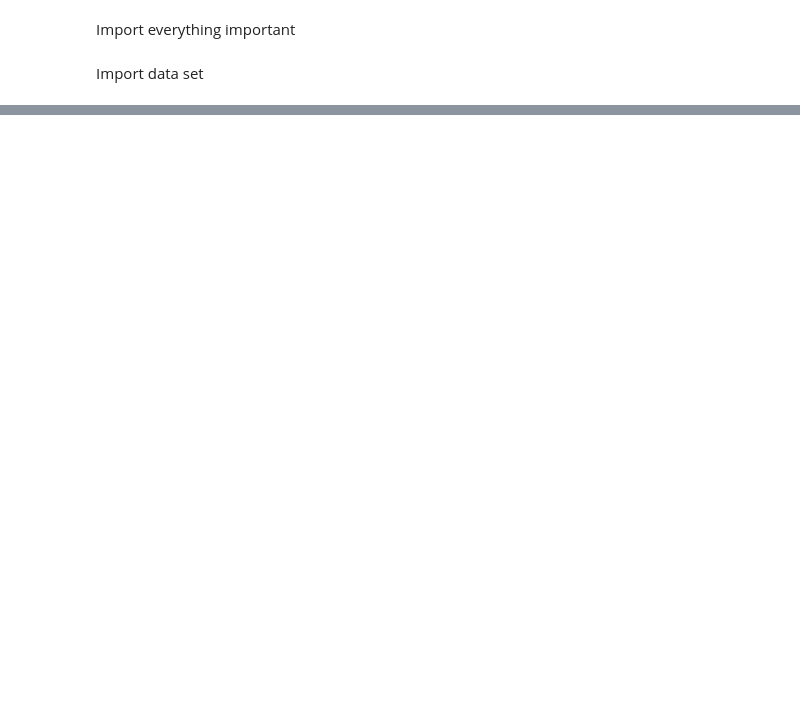
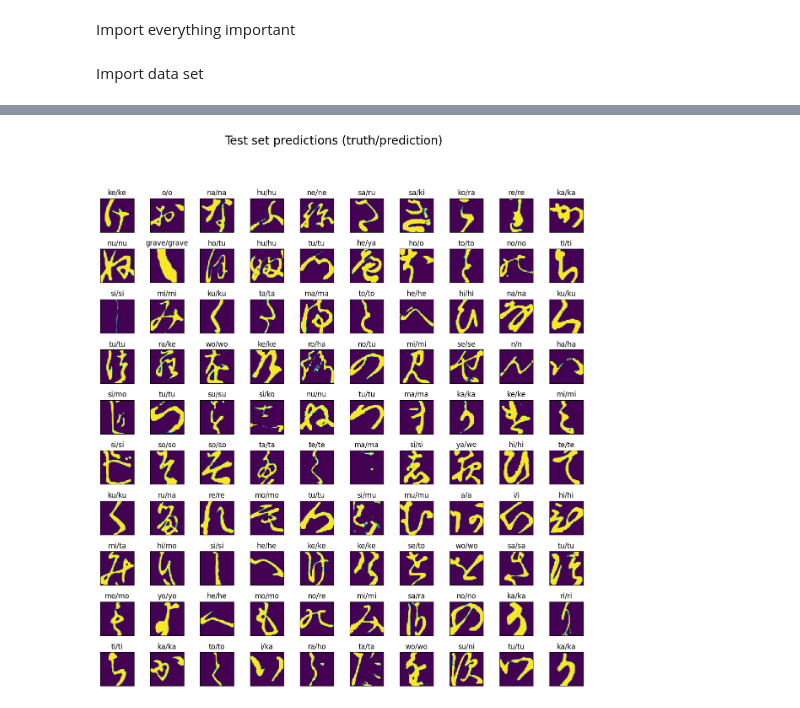
Before and after one commit to C25Hana-Hill/Final_Project_495, a Jupyter notebook: Hana's 495 Final.ipynb, the cells around one changed output, grey strips where cells are left out. Cells and saved outputs as stored; diff of their text form; code cells hidden in the pictures; blank space fills up the shorter version.

```diff
--- a/Hana's 495 Final.ipynb
+++ b/Hana's 495 Final.ipynb
@@ -60,0 +209,14 @@ Classes: 49
+# %%
+test_data_bin = np.load("C:/Users/C25Hana.Hill/495/495/Final_Project_495/k49-test-imgs.npz")
+test_labels_bin = np.load("C:/Users/C25Hana.Hill/495/495/Final_Project_495/k49-test-labels.npz")
+
+Xtest = test_data_bin["arr_0"]
+ytest = test_labels_bin["arr_0"]
+print("Xshape:", Xtest.shape)
+print("yshape:", ytest.shape)
+
+Xtest = Xtest.reshape(-1, 28*28)
+Xtest = scaler.transform(Xtest)
+ytest = ecd.transform(ytest.reshape(-1, 1)).toarray()
+print("Xshape (flatten):", Xtest.shape)
+print("yshape (flatten):", ytest.shape)
@@ -60,0 +240,26 @@ Classes: 49
+# %%
+# Generate 100 random indices
+imgdim = 28
+random_idx = np.random.randint(0, Xtest.shape[0], 100)
+
+random_set = Xtest[random_idx]
+random_labels = ecd.inverse_transform(ytest[random_idx]).reshape(10, 10)
+pred_labels = model.predict(random_set).argmax(axis=1).reshape(10, 10)
+
+random_set = random_set.reshape(10, 10, imgdim, imgdim)
+
+# Create 10x10 grid
+fig, ax = plt.subplots(10, 10, figsize=(15, 15))
+fig.suptitle('Test set predictions (truth/prediction)', fontsize=20)
+
+for i in range(random_set.shape[0]):
+    for j in range(random_set.shape[1]):
+        example = random_set[i, j]
+        ax[i, j].imshow(example, vmin=0, vmax=1)
+        ax[i, j].set_xticks([])
+        ax[i, j].set_yticks([])
+        ax[i, j].set_title(f"{hiramap[random_labels[i, j]]}/{hiramap[pred_labels[i, j]]}")
+
+plt.subplots_adjust(hspace=0.5)
+plt.show()
+# %% [output]
@@ -60,0 +267 @@ Classes: 49
+[figure, added]
```
Also changed, not shown: parts of 15 cells of this notebook.
